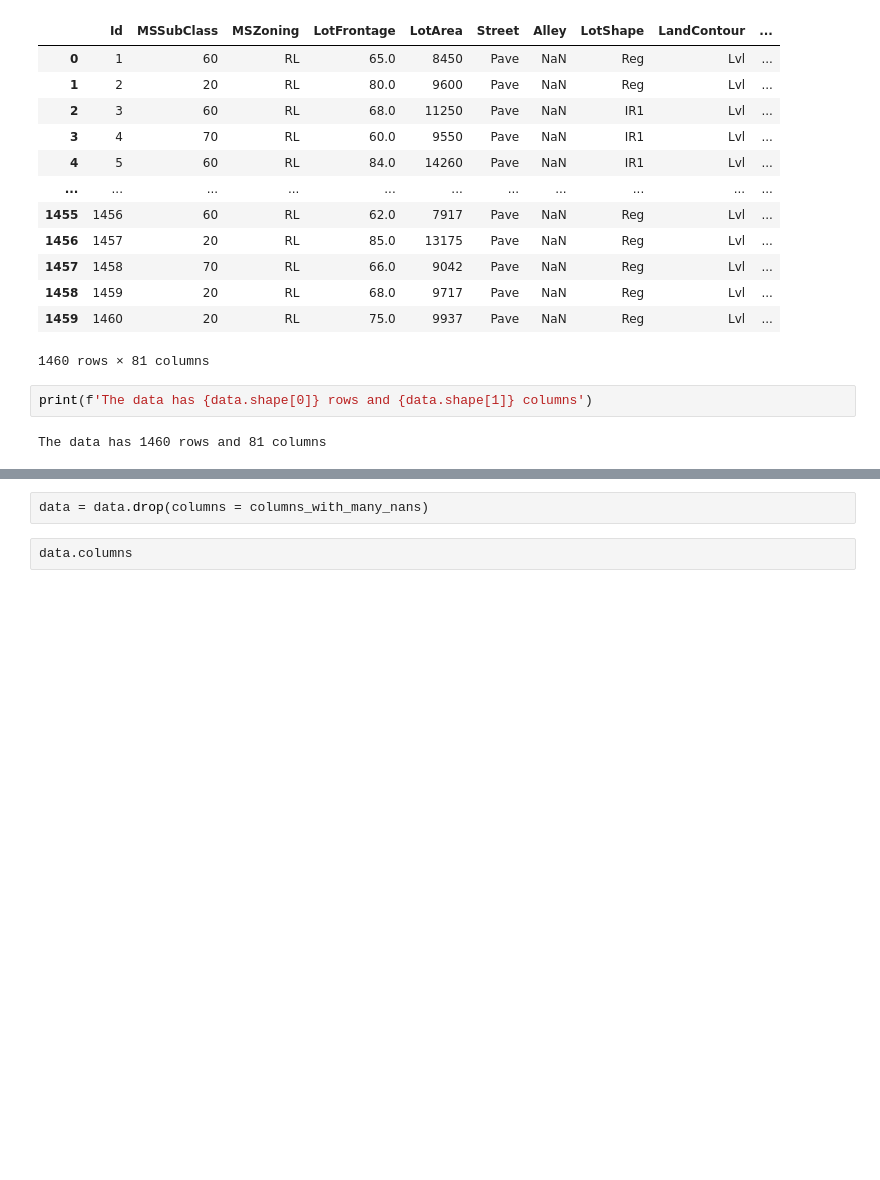
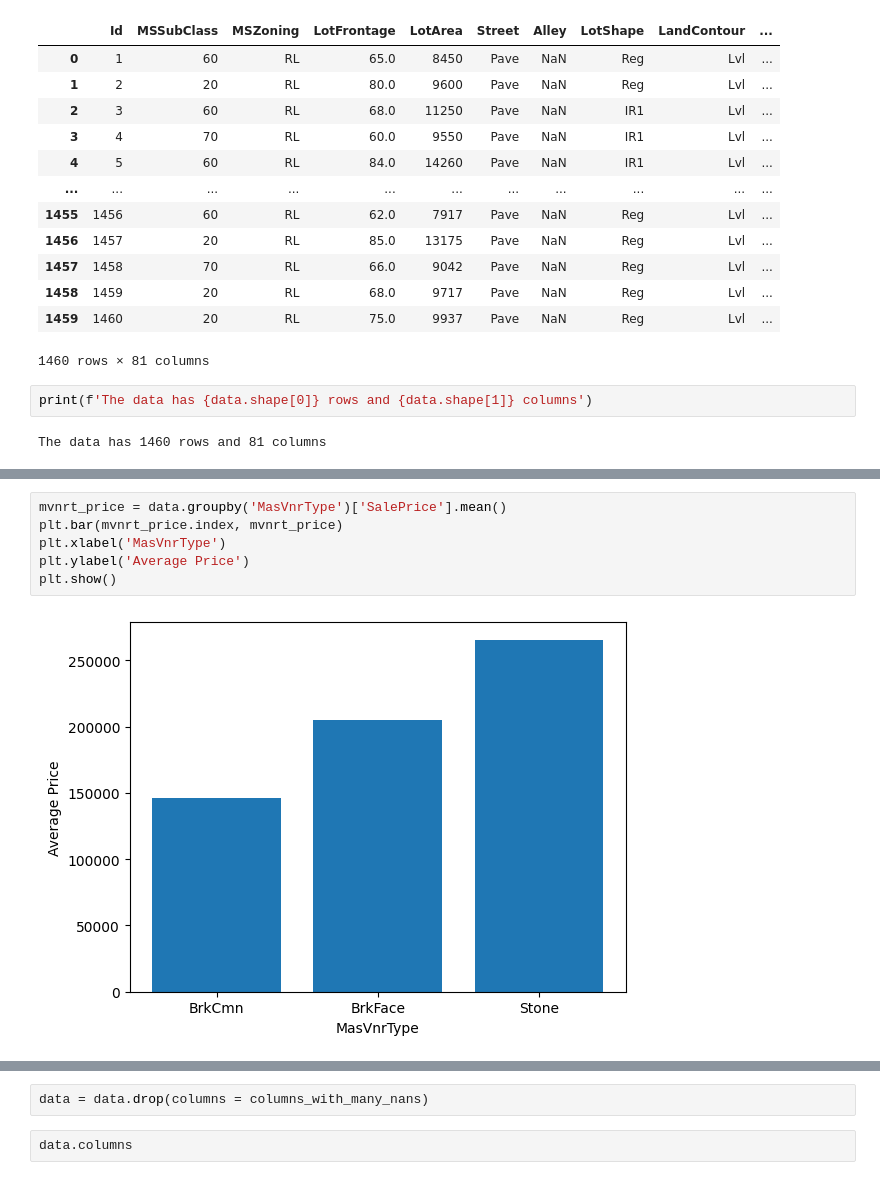
Before and after one commit to SanjeevM2004/TechConative_THA, a Jupyter notebook: data_analysis.ipynb, the cells around one changed output, grey strips where cells are left out. Saved outputs shown, nothing was run; the diff lists cells and outputs as text; blank space fills up the shorter version.

```diff
--- a/data_analysis.ipynb
+++ b/data_analysis.ipynb
@@ -51,0 +56,8 @@ MiscFeature
+# %%
+mvnrt_price = data.groupby('MasVnrType')['SalePrice'].mean()
+plt.bar(mvnrt_price.index, mvnrt_price)
+plt.xlabel('MasVnrType')
+plt.ylabel('Average Price')
+plt.show()
+# %% [output]
+[figure, added]
```
Also changed, not shown: parts of 38 cells of this notebook, 2 other files.
